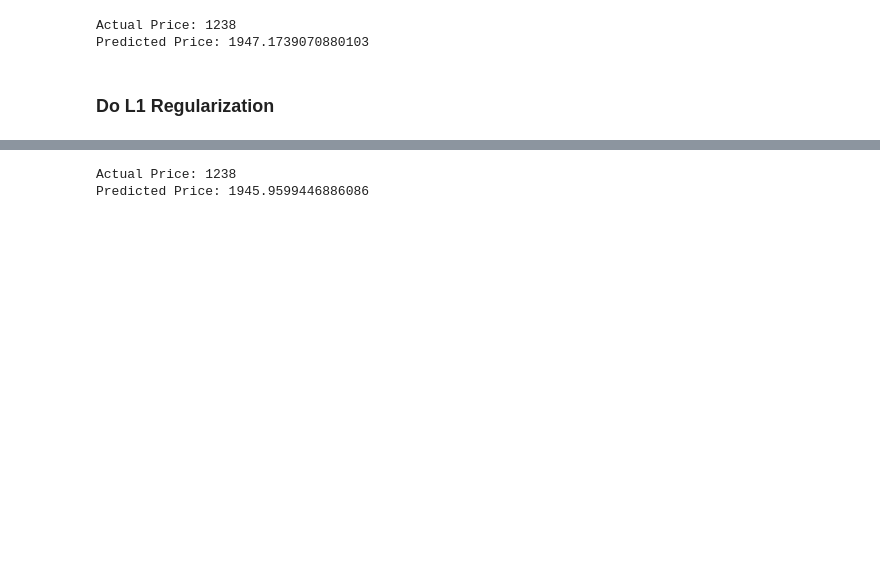
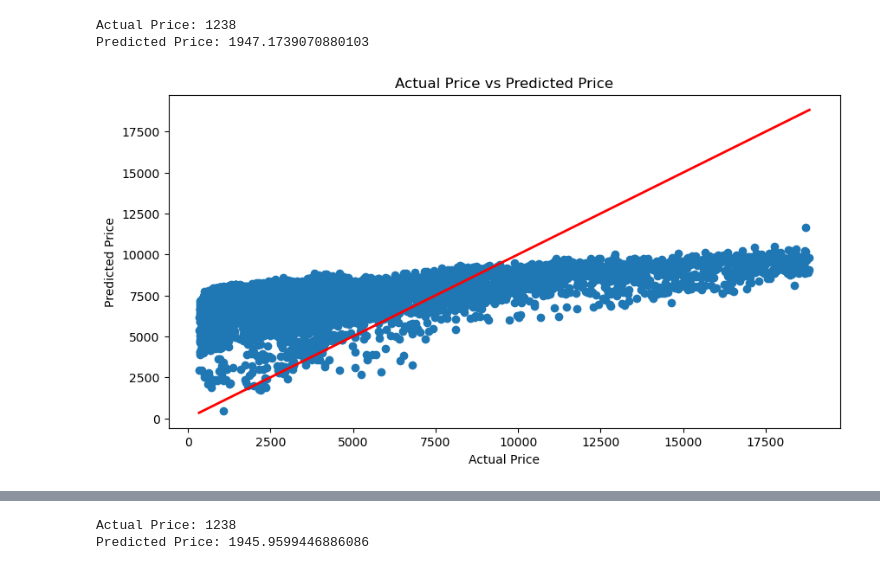
Before and after one commit to mch3pg4/60006CEM-MLTasks, a Jupyter notebook: Task1-Regression/MLTask1Regression.ipynb, the cells around one changed output, grey strips where cells are left out. Saved outputs shown, nothing was run; the diff lists cells and outputs as text; code cells hidden in the pictures; blank space fills up the shorter version.

```diff
--- a/Task1-Regression/MLTask1Regression.ipynb
+++ b/Task1-Regression/MLTask1Regression.ipynb
@@ -336,5 +351,14 @@ print(f'Predicted Price: {predicted_price_l2}')
 # %% [output]
 Actual Price: 1238
 Predicted Price: 1947.1739070880103
-# %% [markdown]
-### Do L1 Regularization
+# %%
+# Show plot of regression line
+plt.figure(figsize=(10, 5))
+plt.scatter(y_test, y_pred_l2)
+plt.plot([np.min(y_test), np.max(y_test)], [np.min(y_test), np.max(y_test)], color='red', linewidth=2)
+plt.xlabel('Actual Price')
+plt.ylabel('Predicted Price')
+plt.title('Actual Price vs Predicted Price')
+plt.show()
+# %% [output]
+[figure, added]
```
Also changed, not shown: parts of 33 cells of this notebook.
